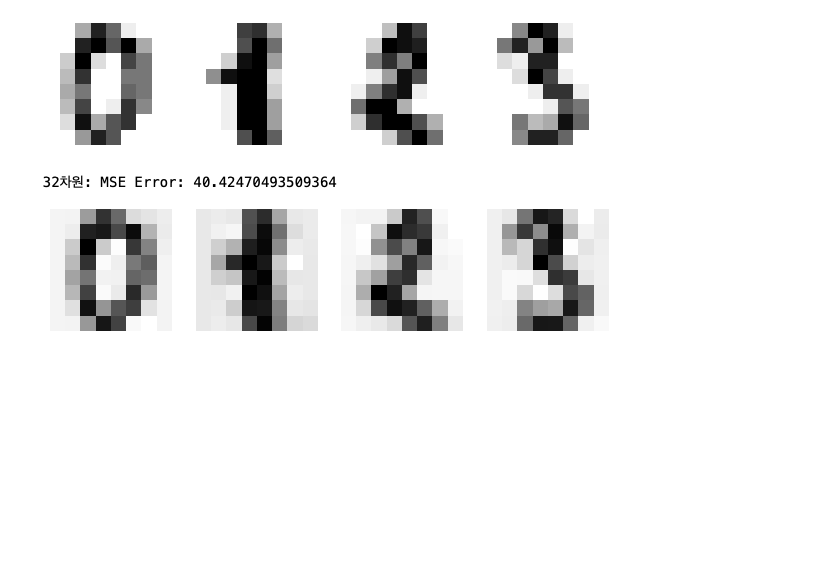
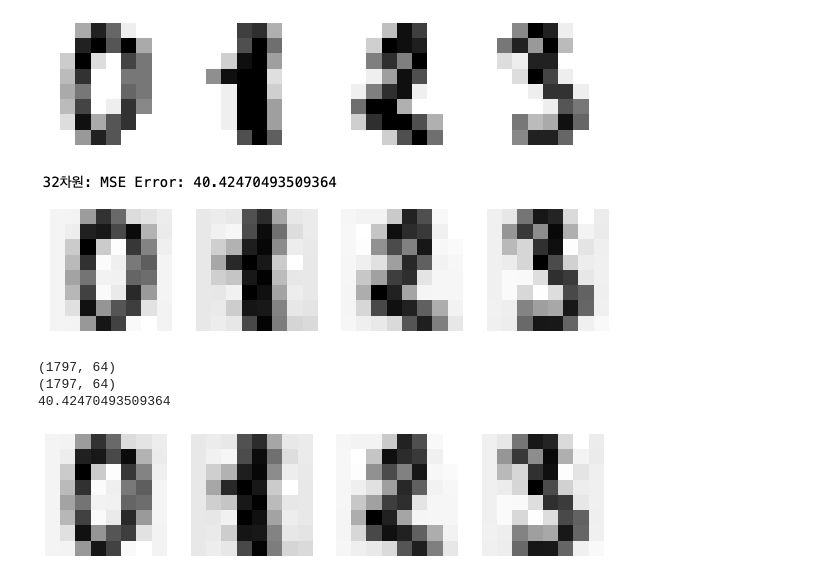
Before and after one commit to tonyhan18/CSE4152_Advanced_Software, a Jupyter notebook: 3주차/week3/PCA_student.ipynb, the cells around one changed output. Saved outputs shown, nothing was run; the diff lists cells and outputs as text; code cells hidden in the pictures; blank space fills up the shorter version.

```diff
--- a/3주차/week3/PCA_student.ipynb
+++ b/3주차/week3/PCA_student.ipynb
@@ -306,6 +286,56 @@ for ax, image in zip(axes, images):
 Image('assignment_sample.png')
 # %% [output]
 [figure]
+# %%
+def mse(X_train, X_projected):
+    return np.sum((X_train - X_projected) ** 2, axis=1).mean()
+
+def pca_reconstruct(X, n_components=2):
+    pca_results = None
+    # TODO -->
+
+    # Covariance Matrix
+    X = X #- X.mean(axis = 0)
+    features = X.T
+    cov_matrix = np.cov(features)
+
+    # Eigendecomposition
+    values, vectors = np.linalg.eig(cov_matrix)
+    #print(vectors.shape)
+    idx = values.argsort()[::-1]
+    values = values[idx]
+    vectors = vectors[:,idx]
+    index = list(idx)
+    # ans = None
+    # for i in range(n_components):
+    #     if i == 0:
+    #         ans = [vectors[:,index.index(i)]]
+    #     else:
+    #         #ans = np.concatenate((ans,[vectors[:,idx.index(i)]]),axis=0)
+    #         ans = np.concatenate(([vectors[:index.index(i)]],ans),axis=0)
+    #     print(vectors.shape)
+
+    images = np.dot(X-X.mean(axis=0),vectors[:,:n_components])
+    new = np.dot(images,vectors[:,:n_components].T) +X.mean(axis=0)
+
+    print(new.shape)
+    print(X.shape)
+    MSE = mse(new,X)
+
+    return new, MSE
+# %%
+images, MSE = pca_reconstruct(X,32)
+print("{}".format(MSE))
+_, axes = plt.subplots(nrows=1, ncols=4, figsize=(10, 3))
+for ax, image in zip(axes, images):
+    ax.set_axis_off()
+    image = image.reshape(8, 8)
+    ax.imshow(image, cmap=plt.cm.gray_r, interpolation='nearest')
+# %% [output]
+(1797, 64)
+(1797, 64)
+40.42470493509364
+[figure, added]
 # %%
 # TODO -->
 def show2D_digits(images):
```
Also changed, not shown: parts of 8 cells of this notebook.
